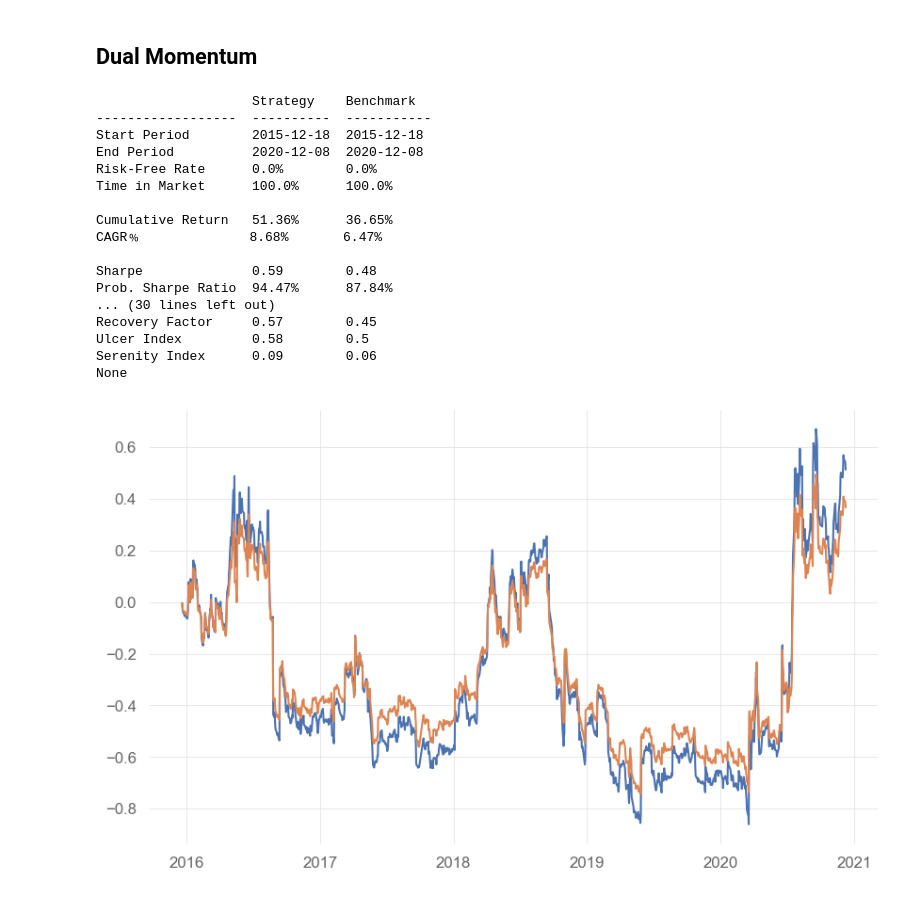
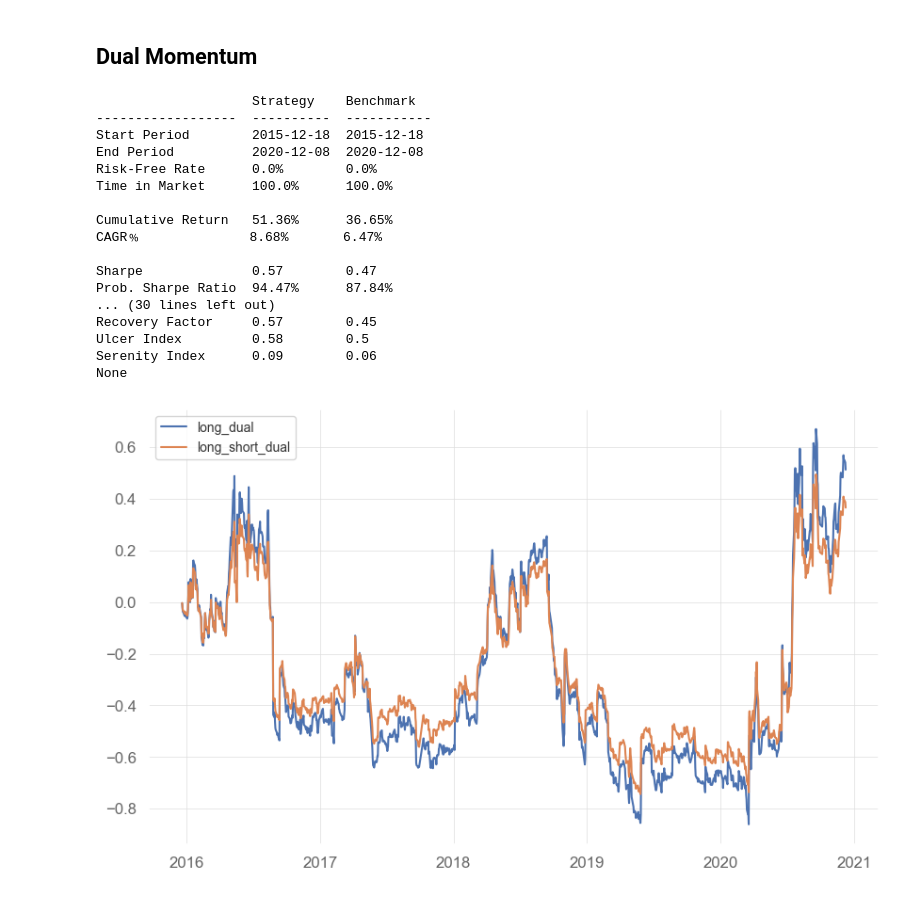
Before and after one commit to Donghwaa/FAI, a Jupyter notebook: momentum.ipynb, the cells around one changed output. Drawn from its saved outputs; the diff is of its cells as text; code cells hidden in the pictures.

```diff
--- a/momentum.ipynb
+++ b/momentum.ipynb
@@ -145,35 +151,38 @@ for i in range(divmod(len(ts_mom.columns),holdings)[0]):
     short_dual_temp = pd.DataFrame(cs_mom.loc[ts_returns.index].sort_values(by = cs_mom.columns[holdings * i], ascending = False).tail(int(len(_short_time)*0.1)).iloc[:,holdings* i :holdings* (i+1)].mean())
     long_short_dual_temp = long_dual_temp - short_dual_temp
     ################## Long & Long/Short Portfolio  구성하기 ##################
     long_dual = pd.concat([long_dual, long_dual_temp]) # Long Portfolio
     long_short_dual = pd.concat([long_short_dual, long_short_dual_temp]) # Long/Short Portfolio
 
 ################## Daily Return 구하기 ##################
 long_dual.columns = ['rts']
 long_short_dual.columns = ['rts']
 long_dual, long_short_dual = long_dual.pct_change(), long_short_dual.pct_change()
 
 ################## Backtest 진행 ##################
-print(qs.reports.metrics(long_dual, long_short_dual))
-plt.plot(((long_dual + 1).cumprod()) - 1)
-plt.plot(((long_short_dual + 1).cumprod()) - 1)
+print(qs.reports.metrics(long_dual, long_short_dual, periods_per_year = periods))
+
+################## Visualization ##################
+plt.plot(((long_dual + 1).cumprod() - 1), label = 'long_dual')
+plt.plot(((long_short_dual + 1).cumprod() - 1), label = 'long_short_dual')
+plt.legend(fontsize=10)
 plt.show()
 # %% [output]
                     Strategy    Benchmark
 ------------------  ----------  -----------
 Start Period        2015-12-18  2015-12-18
 End Period          2020-12-08  2020-12-08
 Risk-Free Rate      0.0%        0.0%
 Time in Market      100.0%      100.0%
 
 Cumulative Return   51.36%      36.65%
 CAGR﹪              8.68%       6.47%
 
-Sharpe              0.59        0.48
+Sharpe              0.57        0.47
 Prob. Sharpe Ratio  94.47%      87.84%
 ... (30 lines left out)
 Recovery Factor     0.57        0.45
 Ulcer Index         0.58        0.5
 Serenity Index      0.09        0.06
 None
-[figure, old version]
+[figure, new version]
```
Also changed, not shown: parts of 3 cells of this notebook.
